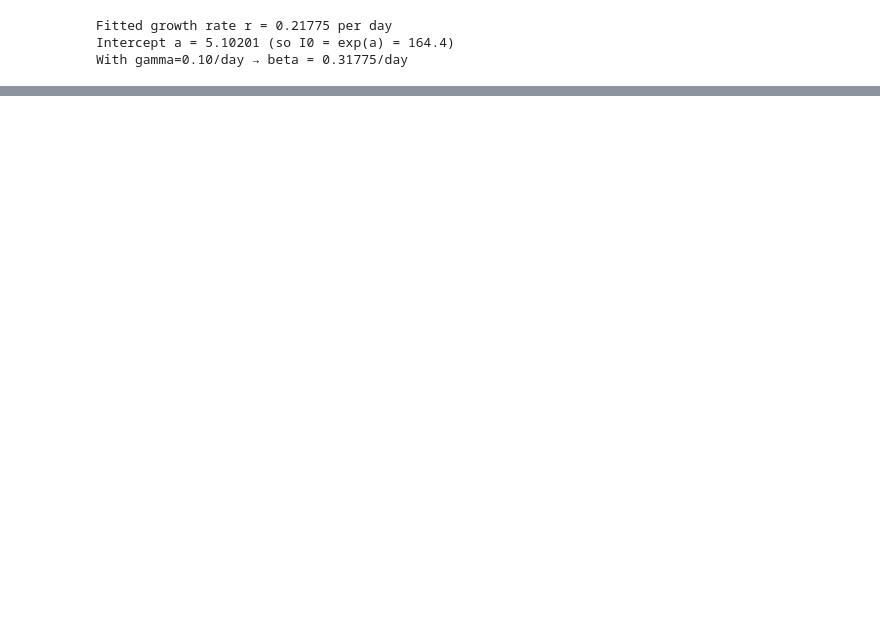
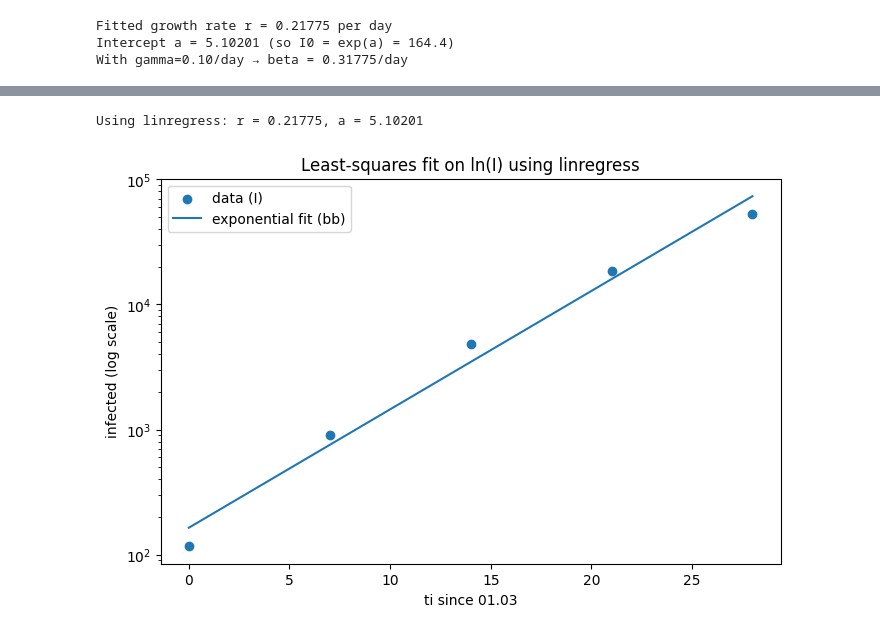
Before and after one commit to mohdkashifansari/Optimisation_and_Numerical_Analysis_Techniques, a Jupyter notebook: ADE/Tut2.ipynb, the cells around one changed output, grey strips where cells are left out. Cells and saved outputs as stored; diff of their text form; code cells hidden in the pictures; blank space fills up the shorter version.

```diff
--- a/ADE/Tut2.ipynb
+++ b/ADE/Tut2.ipynb
@@ -39,0 +41,19 @@ plt.show()
+# %%
+# find a and r using black-box functions
+from scipy.stats import linregress
+slope, intercept, r_value, p_value, std_err = linregress(ti, lnI)
+print(f"Using linregress: r = {slope:.5f}, a = {intercept:.5f}")
+
+I_fit_bb = np.exp(intercept + slope * ti)
+plt.figure(figsize=(8,5))
+plt.scatter(ti, I, label="data (I)", zorder=3)
+plt.plot(ti, I_fit_bb, label="exponential fit (bb)", zorder=2)
+plt.yscale('log')
+plt.xlabel("ti since 01.03")
+plt.ylabel("infected (log scale)")
+plt.title("Least-squares fit on ln(I) using linregress")
+plt.legend()
+plt.show()
+# %% [output]
+Using linregress: r = 0.21775, a = 5.10201
+[figure, added]
```
Also changed, not shown: parts of 5 cells of this notebook.
